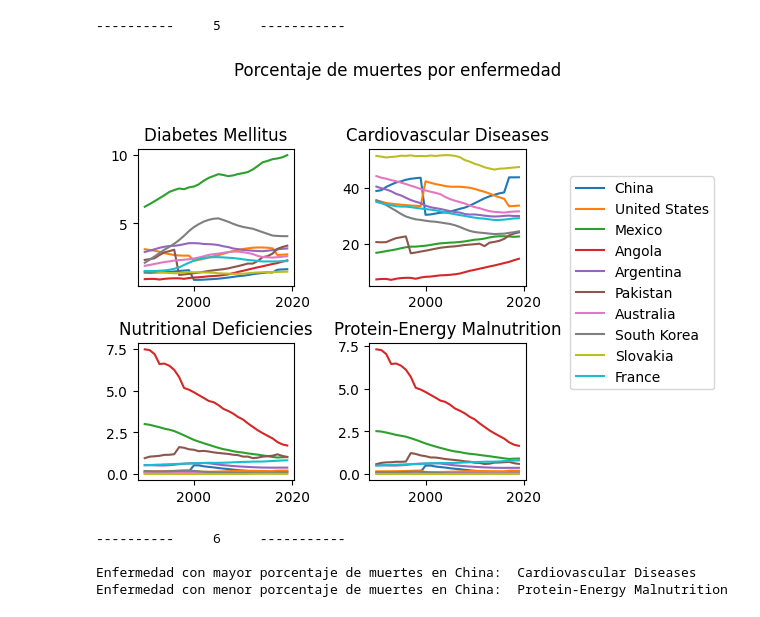
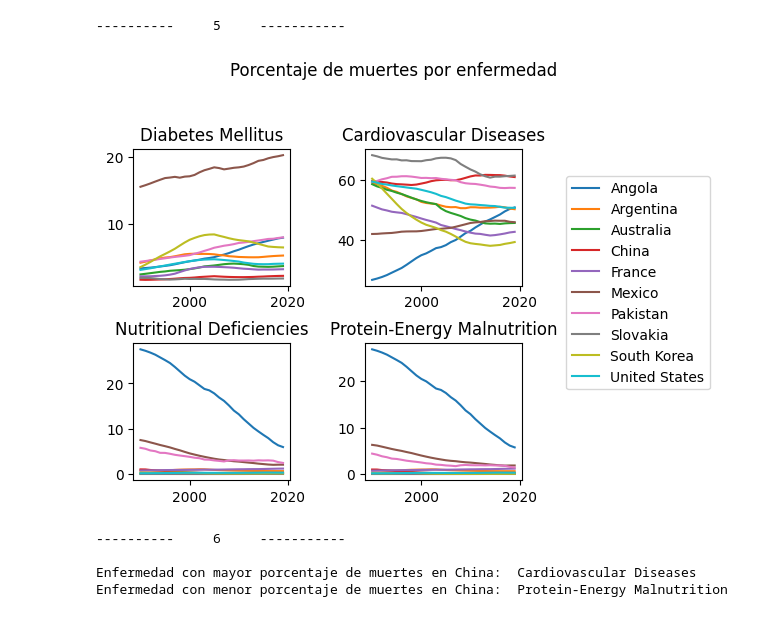
Before and after one commit to AI-2003/PoblacionDAI, a Jupyter notebook: README.ipynb, the cells around one changed output. Saved outputs shown, nothing was run; the diff lists cells and outputs as text; code cells hidden in the pictures.

```diff
--- a/README.ipynb
+++ b/README.ipynb
@@ -37,24 +68,12 @@ Tabla de porcentajes:
 # %%
 print("\n----------     2     -----------\n")
-countryList = [
-    "China",
-    "United States",
-    "Mexico",
-    "Angola",
-    "Argentina",
-    "Pakistan",
-    "Australia",
-    "South Korea",
-    "Slovakia",
-    "France"
-]
 # Creamos un DataFrame con los años, sin repeticiones, como columnas
 
 growth = pd.DataFrame(index=pd.unique(population["Year"]))
-# Agrupamos y calculamos el crecimiento en cada país
+# Obtenemos la población por cada país
 
-for entity in countryList:
-    growth[entity] = population[population["Entity"]==entity]["Population (historical estimates)"].values
+for entity, df in population.groupby("Entity"):
+    growth[entity] = df["Population (historical estimates)"].values
 #Calculamos los porcentajes de crecimiento en las columnas de los países
 
 growth=growth.pct_change()*100
@@ -148,7 +154,7 @@ print("\n----------     4     -----------\n")
 populDeaths = pd.merge(population, causes.iloc[:,[0,1,2]], how="inner", on=["Entity", "Code", "Year"])
 #Obtenemos la suma de la cantidad de muertes por año por país
 
-populDeaths["Total Deaths"] = causes.iloc[:,3:].sum(axis=1, skipna=True)
+populDeaths["Total Deaths"] = causes.iloc[:,3:].sum(axis=1).values
 #Calculamos el porcentaje de estas muertes respecto al estimado de población
 
 populDeaths["Death Percentage"] = populDeaths["Total Deaths"]/populDeaths["Population (historical estimates)"]*100
@@ -157,9 +163,10 @@ populDeaths["Death Percentage"] = populDeaths["Total Deaths"]/populDeaths["Popul
 deathPercentages=pd.DataFrame(index=pd.unique(populDeaths["Year"]))
 #Iteramos sobre cada país asignado
 
-for entity in countryList:
+for entity, df in populDeaths.groupby("Entity"):
     #Obtenemos los valores del porcentaje de muertes y lo guardamos en una columna del data frame previamente definido
-    deathPercentages[entity] = populDeaths[populDeaths["Entity"]==entity]["Death Percentage"].values
+    deathPercentages[entity]=df["Death Percentage"].values
+    print(df)
 #Graficamos la colección de todos los países
 
 deathPercentages.plot(title="Porcentaje de personas fallecidas")
@@ -183,13 +206,12 @@ País con menor porcentaje de muertes:  North Korea
 # %%
 print("\n----------     5     -----------\n")
-import matplotlib.pyplot as plt
 colsList2 = [
     "Diabetes Mellitus",
     "Cardiovascular Diseases",
     "Nutritional Deficiencies",
     "Protein-Energy Malnutrition"
 ]
-#Con matplotlib creamos una figura de 2 rengolnes y 2 columnas para subgráficas
+# Con matplotlib creamos una figura de 2 rengolnes y 2 columnas para subgráficas
 #Además, especificamos el ratio de las colmnas y filas
 
 fig, axes = plt.subplots(nrows=3, ncols=3,  width_ratios=[2,2,1], height_ratios=[1,20,20])
@@ -198,39 +220,38 @@ fig, axes = plt.subplots(nrows=3, ncols=3,  width_ratios=[2,2,1], height_ratios=
 fig.tight_layout(pad=2)
 fig.suptitle("Porcentaje de muertes por enfermedad")
 #Iteramos sobre cada enfermedad sobre la que queremos graficar
 
 i=2
 for dis in colsList2:
     #Creamos un Dataframe para guardar la info y graficat
-    df = pd.DataFrame(index=pd.unique(percentage["Year"]))
+    dfDis = pd.DataFrame(index=pd.unique(percentage["Year"]))
     #Analizaremos esta enfermedad sobre cada país requerido
-    for entity in countryList:
-        #Obtenemos los valores de la enfemedad que queremos del DataFrame en que están guarados todos los porcentajes
-        df[entity] = percentage[percentage["Entity"]==entity].loc[:,dis].values
+    for entity, df in percentage.groupby("Entity"):
+        dfDis[entity]=df.loc[:,dis].values
     #Graficamos
     #El contador i nos sirve para saber en qué renglón y columna poner la subgráfica
-    ax = df.plot(title=dis, ax=axes[i//2,(i+2)%2], legend=False)
+    ax = dfDis.plot(title=dis, ax=axes[i//2,(i+2)%2], legend=False)
     i+=1
 #Guardamos las etiquetas en una variable
 
 han, lab = ax.get_legend_handles_labels()
 #Ocultamos las gráficas de la última columna y de la primera fila
 
 axes[0,0].set_visible(False)
 axes[0,1].set_visible(False)
 axes[0,2].set_visible(False)
 axes[1,2].set_visible(False)
 axes[2,2].set_visible(False)
 #Ponemos en su lugar una leyenda
 
 fig.legend(han, lab, loc="center right")
 #Cerramos gráfica
 
 plt.show()
 plt.close()
 # %% [output]
 ----------     5     -----------
-[figure, old version]
+[figure, new version]
 # %%
 print("\n----------     6     -----------\n")
 #Colores para la gráfica
```
Also changed, not shown: parts of 5 cells of this notebook, 11 other files.
